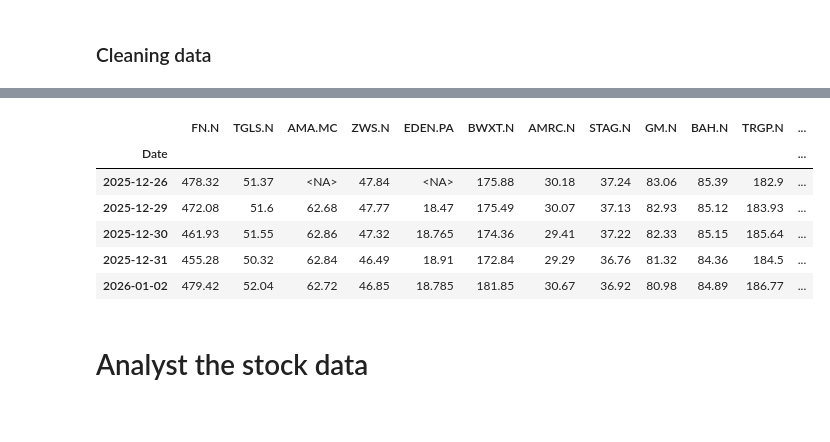
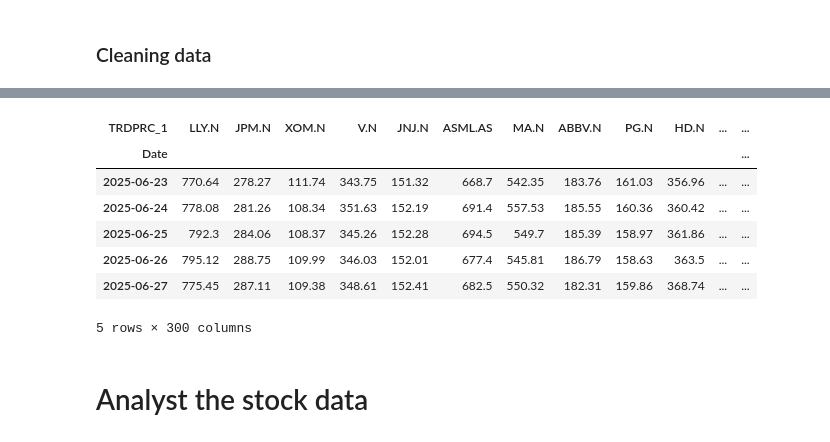
Before and after one commit to whiplash9102/ESG_Portfolio, a Jupyter notebook: v1.4/stockScreener.ipynb, the cells around one changed output, grey strips where cells are left out. Saved outputs shown, nothing was run; the diff lists cells and outputs as text; code cells hidden in the pictures.

```diff
--- a/v1.4/stockScreener.ipynb
+++ b/v1.4/stockScreener.ipynb
@@ -66,6 +77,6 @@ selected_stocks[:5]
 # %%
-# Rolling window of 3 months
-rolling_window = 4 * 21  # Assuming 21 trading days in a month
+# Rolling window of 7 months
+rolling_window = 12 * 21  # Assuming 21 trading days in a month
 # %%
 END_DATE = pd.Timestamp.today()
 START_DATE = END_DATE - pd.Timedelta(days=rolling_window)
@@ -83,5 +100,38 @@ df_history = rd.get_history(
 # %% [output]
 /opt/anaconda3/envs/final_project/lib/python3.12/site-packages/refinitiv/data/_tools/_dataframe.py:177:FutureWarning: Downcasting object dtype arrays on .fillna, .ffill, .bfill is deprecated and will  ...
+# %%
+import os
+from datetime import timedelta
+
+file_path = "stock_history.pkl"
+
+if os.path.exists(file_path):
+    old_df = pd.read_pickle(file_path)
+
+    last_date = old_df.index.get_level_values(0).max()
+    new_start = last_date + timedelta(days=1)
+
+    df_new = rd.get_history(
+        universe=selected_stocks[:300],
+        interval='1d',
+        fields=['TRDPRC_1'],
+        start=new_start,
+        end=END_DATE
+    )
+
+    df_history = pd.concat([old_df, df_new])
+    df_history = df_history[~df_history.index.duplicated()]
+
+else:
+    df_history = rd.get_history(
+        universe=selected_stocks[:300],
+        interval='1d',
+        fields=['TRDPRC_1'],
+        start=START_DATE,
+        end=END_DATE
+    )
+
+df_history.to_pickle(file_path)
 # %% [markdown]
 ### Upload the Start and End date to the database
 # %%
@@ -124,16 +187,17 @@ print(df.dtypes)
 # %%
 # if Date is a column -> set it as index; if not, just ensure index is datetime
-df.index = pd.to_datetime(df.index, errors="coerce")
-df = df[~df.index.isna()]
-df.head()
+df_history.index = pd.to_datetime(df_history.index, errors="coerce")
+df_history = df_history[~df_history.index.isna()]
+df_history.head()
 # %% [output]
-|  | FN.N | TGLS.N | AMA.MC | ZWS.N | EDEN.PA | BWXT.N | AMRC.N | STAG.N | GM.N | BAH.N | TRGP.N | ... |
+| TRDPRC_1 | LLY.N | JPM.N | XOM.N | V.N | JNJ.N | ASML.AS | MA.N | ABBV.N | PG.N | HD.N | ... | ... |
 | Date |  |  |  |  |  |  |  |  |  |  |  | ... |
-| 2025-12-26 | 478.32 | 51.37 | <NA> | 47.84 | <NA> | 175.88 | 30.18 | 37.24 | 83.06 | 85.39 | 182.9 | ... |
-| 2025-12-29 | 472.08 | 51.6 | 62.68 | 47.77 | 18.47 | 175.49 | 30.07 | 37.13 | 82.93 | 85.12 | 183.93 | ... |
-| 2025-12-30 | 461.93 | 51.55 | 62.86 | 47.32 | 18.765 | 174.36 | 29.41 | 37.22 | 82.33 | 85.15 | 185.64 | ... |
-| 2025-12-31 | 455.28 | 50.32 | 62.84 | 46.49 | 18.91 | 172.84 | 29.29 | 36.76 | 81.32 | 84.36 | 184.5 | ... |
-| 2026-01-02 | 479.42 | 52.04 | 62.72 | 46.85 | 18.785 | 181.85 | 30.67 | 36.92 | 80.98 | 84.89 | 186.77 | ... |
+| 2025-06-23 | 770.64 | 278.27 | 111.74 | 343.75 | 151.32 | 668.7 | 542.35 | 183.76 | 161.03 | 356.96 | ... | ... |
+| 2025-06-24 | 778.08 | 281.26 | 108.34 | 351.63 | 152.19 | 691.4 | 557.53 | 185.55 | 160.36 | 360.42 | ... | ... |
+| 2025-06-25 | 792.3 | 284.06 | 108.37 | 345.26 | 152.28 | 694.5 | 549.7 | 185.39 | 158.97 | 361.86 | ... | ... |
+| 2025-06-26 | 795.12 | 288.75 | 109.99 | 346.03 | 152.01 | 677.4 | 545.81 | 186.79 | 158.63 | 363.5 | ... | ... |
+| 2025-06-27 | 775.45 | 287.11 | 109.38 | 348.61 | 152.41 | 682.5 | 550.32 | 182.31 | 159.86 | 368.74 | ... | ... |
+5 rows × 300 columns
 # %% [markdown]
 # Analyst the stock data
 # %% [markdown]
```
Also changed, not shown: parts of 30 cells of this notebook, 5 other files.
